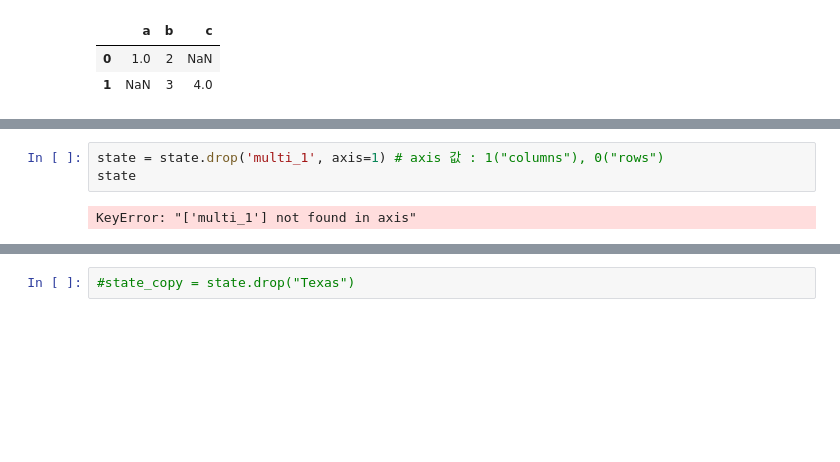
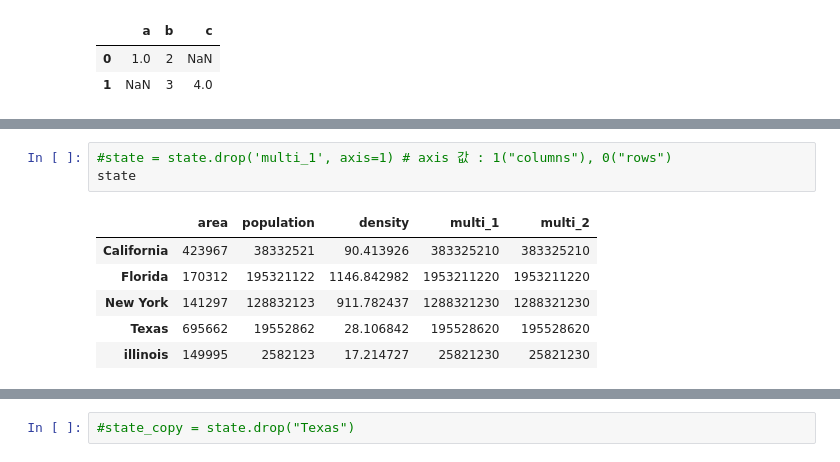
Before and after one commit to jrj8819/python-programming-class, a Jupyter notebook: ML_lesson3-1.ipynb, the cells around one changed output, grey strips where cells are left out. Saved outputs shown, nothing was run; the diff lists cells and outputs as text; blank space fills up the shorter version.

```diff
--- a/ML_lesson3-1.ipynb
+++ b/ML_lesson3-1.ipynb
@@ -246,8 +246,13 @@ state
 # %%
-state = state.drop('multi_1', axis=1) # axis 값 : 1("columns"), 0("rows")
+#state = state.drop('multi_1', axis=1) # axis 값 : 1("columns"), 0("rows")
 state
 # %% [output]
-KeyError: "['multi_1'] not found in axis"
+|  | area | population | density | multi_1 | multi_2 |
+| California | 423967 | 38332521 | 90.413926 | 383325210 | 383325210 |
+| Florida | 170312 | 195321122 | 1146.842982 | 1953211220 | 1953211220 |
+| New York | 141297 | 128832123 | 911.782437 | 1288321230 | 1288321230 |
+| Texas | 695662 | 19552862 | 28.106842 | 195528620 | 195528620 |
+| illinois | 149995 | 2582123 | 17.214727 | 25821230 | 25821230 |
 # %%
 state
 # %% [output]
```
Also changed, not shown: parts of 24 cells of this notebook, 1 other file.
